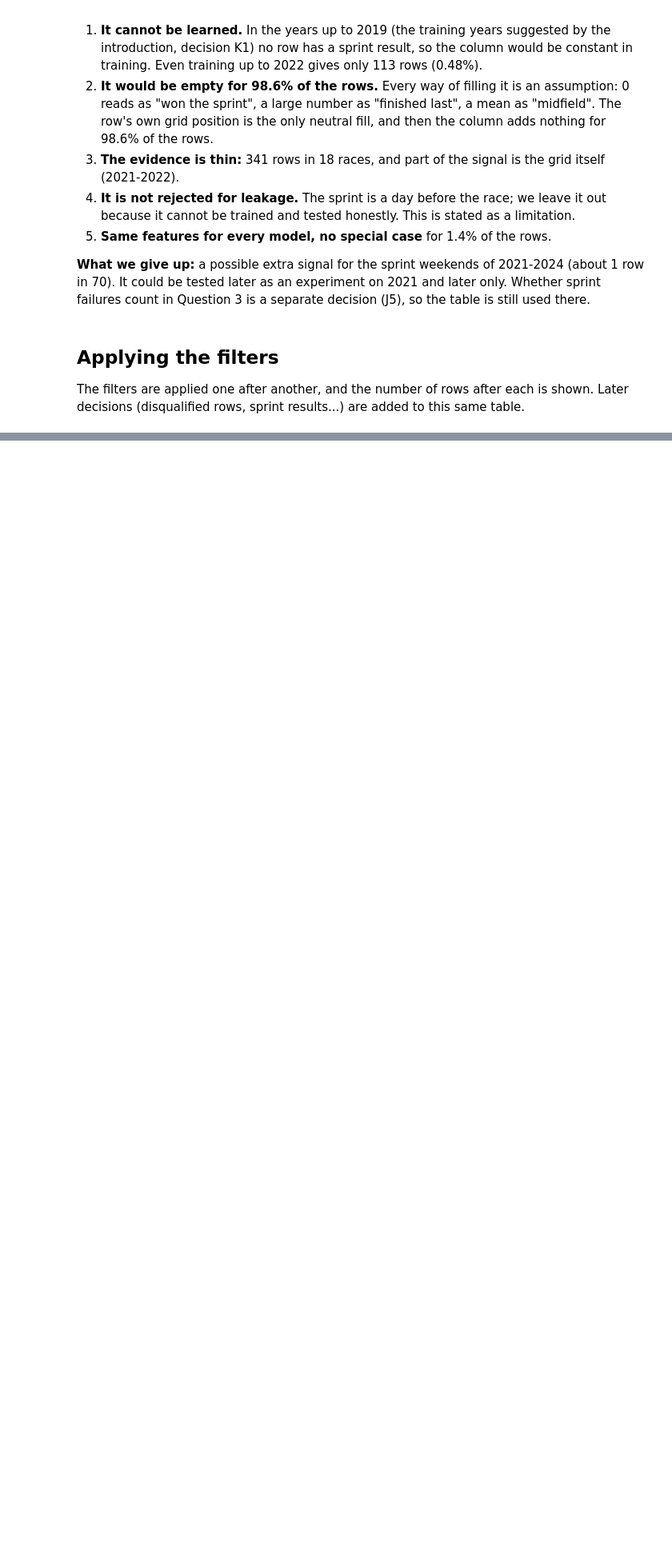
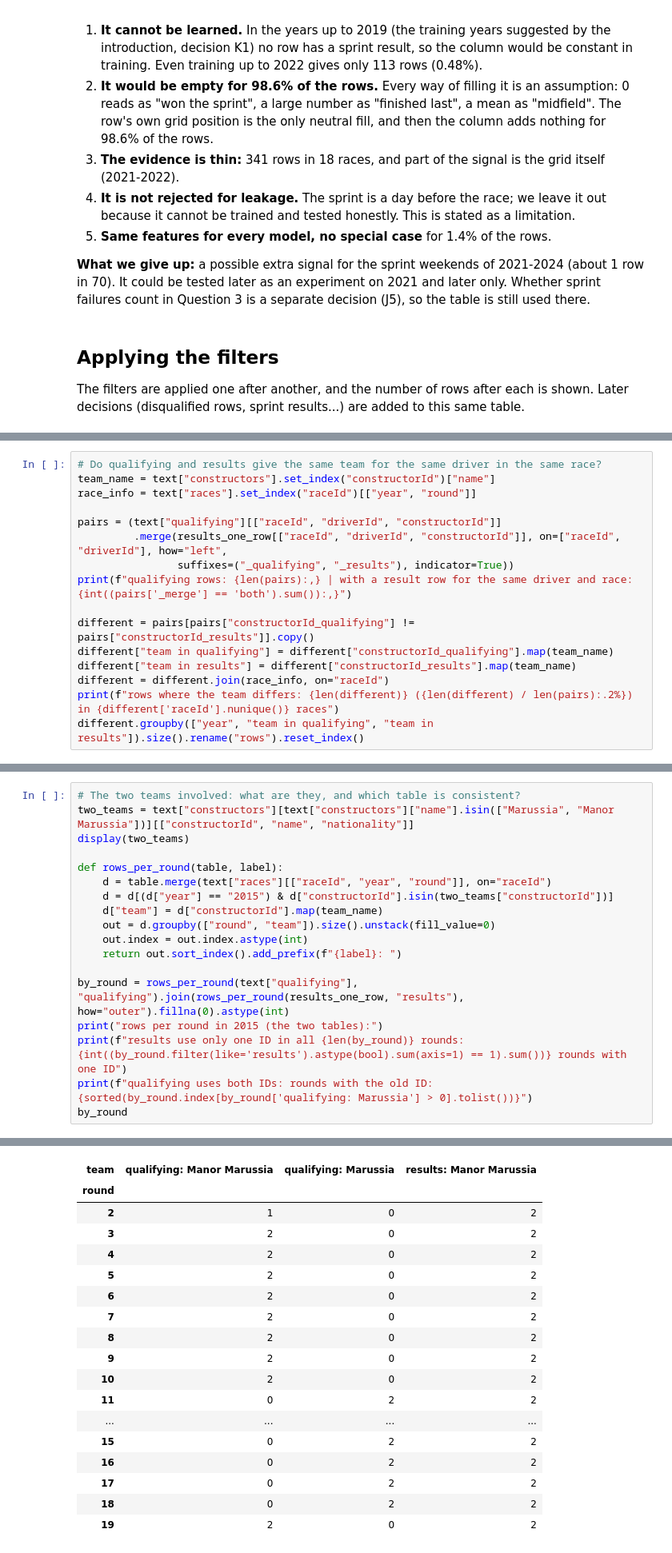
Before and after one commit to esralsayed/ACL-milestone1, a Jupyter notebook: F1_podium_prediction.ipynb, the cells around one changed output, grey strips where cells are left out. Shown at 80% size. Drawn from its saved outputs; the diff is of its cells as text; blank space fills up the shorter version.

```diff
--- a/F1_podium_prediction.ipynb
+++ b/F1_podium_prediction.ipynb
@@ -2348,0 +2928,16 @@ pd.DataFrame(filter_log).set_index("step")
+# %%
+# Do qualifying and results give the same team for the same driver in the same race?
+team_name = text["constructors"].set_index("constructorId")["name"]
+race_info = text["races"].set_index("raceId")[["year", "round"]]
+
+pairs = (text["qualifying"][["raceId", "driverId", "constructorId"]]
+         .merge(results_one_row[["raceId", "driverId", "constructorId"]], on=["raceId", "driverId"], how="left",
+                suffixes=("_qualifying", "_results"), indicator=True))
+print(f"qualifying rows: {len(pairs):,} | with a result row for the same driver and race: {int((pairs['_merge'] == 'both').sum()):,}")
+
+different = pairs[pairs["constructorId_qualifying"] != pairs["constructorId_results"]].copy()
+different["team in qualifying"] = different["constructorId_qualifying"].map(team_name)
+different["team in results"] = different["constructorId_results"].map(team_name)
+different = different.join(race_info, on="raceId")
+print(f"rows where the team differs: {len(different)} ({len(different) / len(pairs):.2%}) in {different['raceId'].nunique()} races")
+different.groupby(["year", "team in qualifying", "team in results"]).size().rename("rows").reset_index()
@@ -2348,0 +2951,19 @@ pd.DataFrame(filter_log).set_index("step")
+# %%
+# The two teams involved: what are they, and which table is consistent?
+two_teams = text["constructors"][text["constructors"]["name"].isin(["Marussia", "Manor Marussia"])][["constructorId", "name", "nationality"]]
+display(two_teams)
+
+def rows_per_round(table, label):
+    d = table.merge(text["races"][["raceId", "year", "round"]], on="raceId")
+    d = d[(d["year"] == "2015") & d["constructorId"].isin(two_teams["constructorId"])]
+    d["team"] = d["constructorId"].map(team_name)
+    out = d.groupby(["round", "team"]).size().unstack(fill_value=0)
+    out.index = out.index.astype(int)
+    return out.sort_index().add_prefix(f"{label}: ")
+
+by_round = rows_per_round(text["qualifying"], "qualifying").join(rows_per_round(results_one_row, "results"), how="outer").fillna(0).astype(int)
+print("rows per round in 2015 (the two tables):")
+print(f"results use only one ID in all {len(by_round)} rounds: {int((by_round.filter(like='results').astype(bool).sum(axis=1) == 1).sum())} rounds with one ID")
+print(f"qualifying uses both IDs: rounds with the old ID: {sorted(by_round.index[by_round['qualifying: Marussia'] > 0].tolist())}")
+by_round
+# %% [output]
@@ -2348,0 +2976,18 @@ pd.DataFrame(filter_log).set_index("step")
+| team | qualifying: Manor Marussia | qualifying: Marussia | results: Manor Marussia |
+| round |  |  |  |
+| 2 | 1 | 0 | 2 |
+| 3 | 2 | 0 | 2 |
+| 4 | 2 | 0 | 2 |
+| 5 | 2 | 0 | 2 |
+| 6 | 2 | 0 | 2 |
+| 7 | 2 | 0 | 2 |
+| 8 | 2 | 0 | 2 |
+| 9 | 2 | 0 | 2 |
+| 10 | 2 | 0 | 2 |
+| 11 | 0 | 2 | 2 |
+| ... | ... | ... | ... |
+| 15 | 0 | 2 | 2 |
+| 16 | 0 | 2 | 2 |
+| 17 | 0 | 2 | 2 |
+| 18 | 0 | 2 | 2 |
+| 19 | 2 | 0 | 2 |
```
Also changed, not shown: parts of 70 cells of this notebook, 1 other file.
